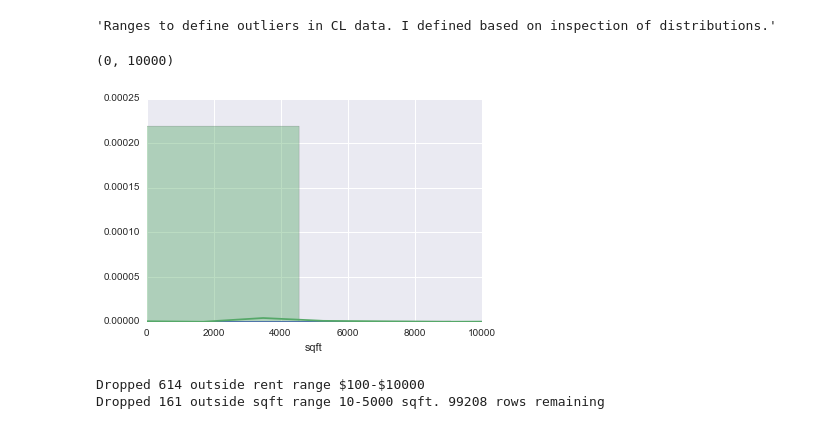
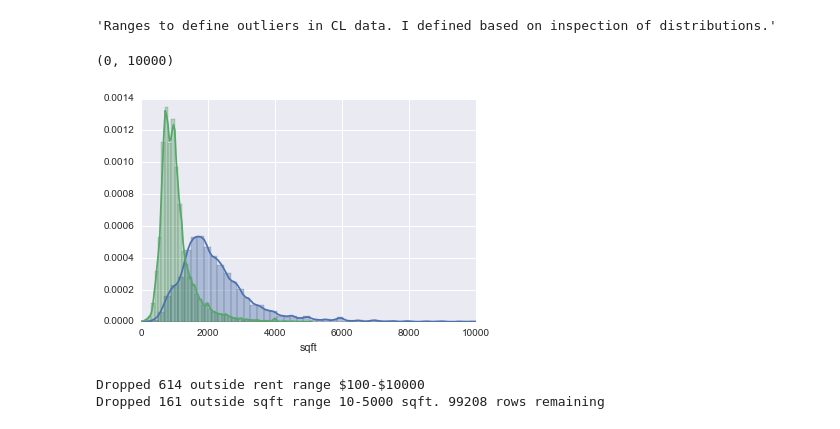
Before and after one commit to lrayle/rental-listings-census, a Jupyter notebook: src/rental_listings_explore_Ruoying.ipynb, the cells around one changed output. Drawn from its saved outputs; the diff is of its cells as text; code cells hidden in the pictures.

```diff
--- a/src/rental_listings_explore_Ruoying.ipynb
+++ b/src/rental_listings_explore_Ruoying.ipynb
@@ -232,16 +235,16 @@ sqft_range=(10,5000)
 # %%
 import matplotlib.pyplot as plt
 import seaborn as sns
 %matplotlib inline
 # use this to define outliers.
-g=sns.distplot(df['rent'])
+g=sns.distplot(df['rent'],kde='false')
 g.set_xlim(0,100000)
 
-g=sns.distplot(df['sqft'])
+g=sns.distplot(df['sqft'],kde='false')
 g.set_xlim(0,10000)
 # %% [output]
 (0, 10000)
-[figure, old version]
+[figure, new version]
 # %%
 df = filter_outliers(df)
 # %% [output]
```
Also changed, not shown: parts of 19 cells of this notebook.
